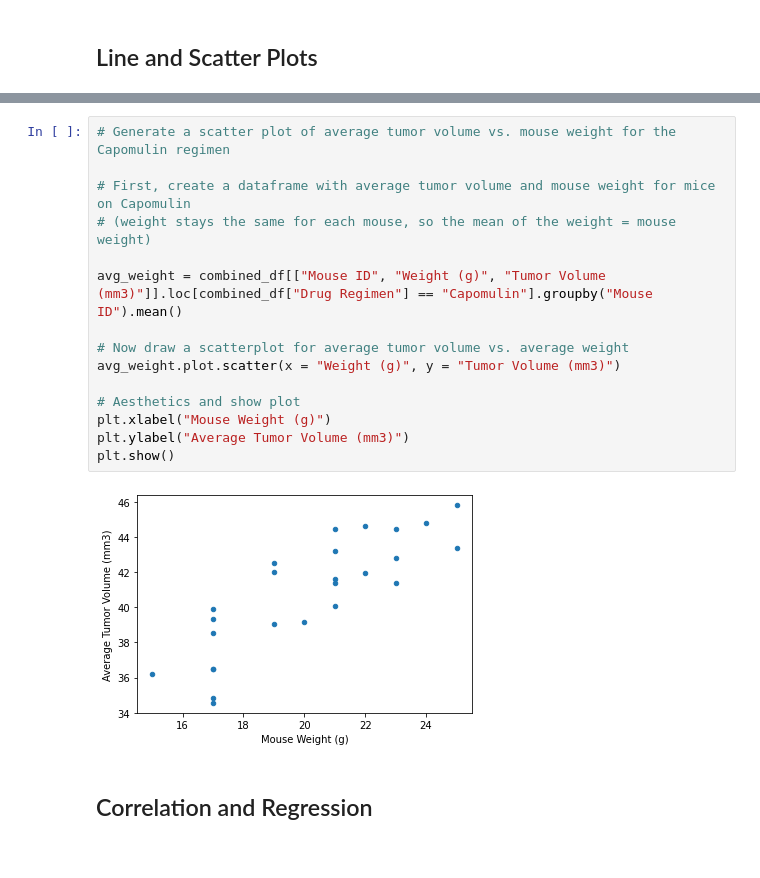
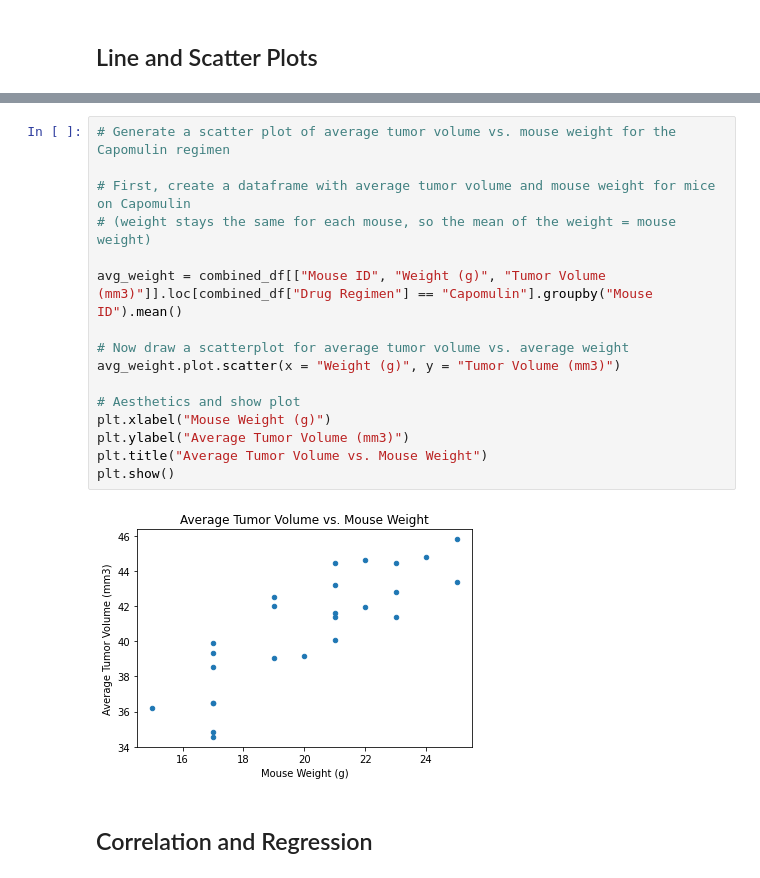
Before and after one commit to luchovzla/matplotlib-challenge, a Jupyter notebook: Pymaceuticals/pymaceuticals_starter.ipynb, the cells around one changed output, grey strips where cells are left out. Cells and saved outputs as stored; diff of their text form.

```diff
--- a/Pymaceuticals/pymaceuticals_starter.ipynb
+++ b/Pymaceuticals/pymaceuticals_starter.ipynb
@@ -397,20 +397,21 @@ plt.show()
 # %%
 # Generate a scatter plot of average tumor volume vs. mouse weight for the Capomulin regimen
 
 # First, create a dataframe with average tumor volume and mouse weight for mice on Capomulin
 # (weight stays the same for each mouse, so the mean of the weight = mouse weight)
 
 avg_weight = combined_df[["Mouse ID", "Weight (g)", "Tumor Volume (mm3)"]].loc[combined_df["Drug Regimen"] == "Capomulin"].groupby("Mouse ID").mean()
 
 # Now draw a scatterplot for average tumor volume vs. average weight
 avg_weight.plot.scatter(x = "Weight (g)", y = "Tumor Volume (mm3)")
 
 # Aesthetics and show plot
 plt.xlabel("Mouse Weight (g)")
 plt.ylabel("Average Tumor Volume (mm3)")
+plt.title("Average Tumor Volume vs. Mouse Weight")
 plt.show()
 # %% [output]
-[figure, old version]
+[figure, new version]
 # %% [markdown]
 ## Correlation and Regression
 # %%
```
Also changed, not shown: parts of 3 cells of this notebook, 1 other file.
